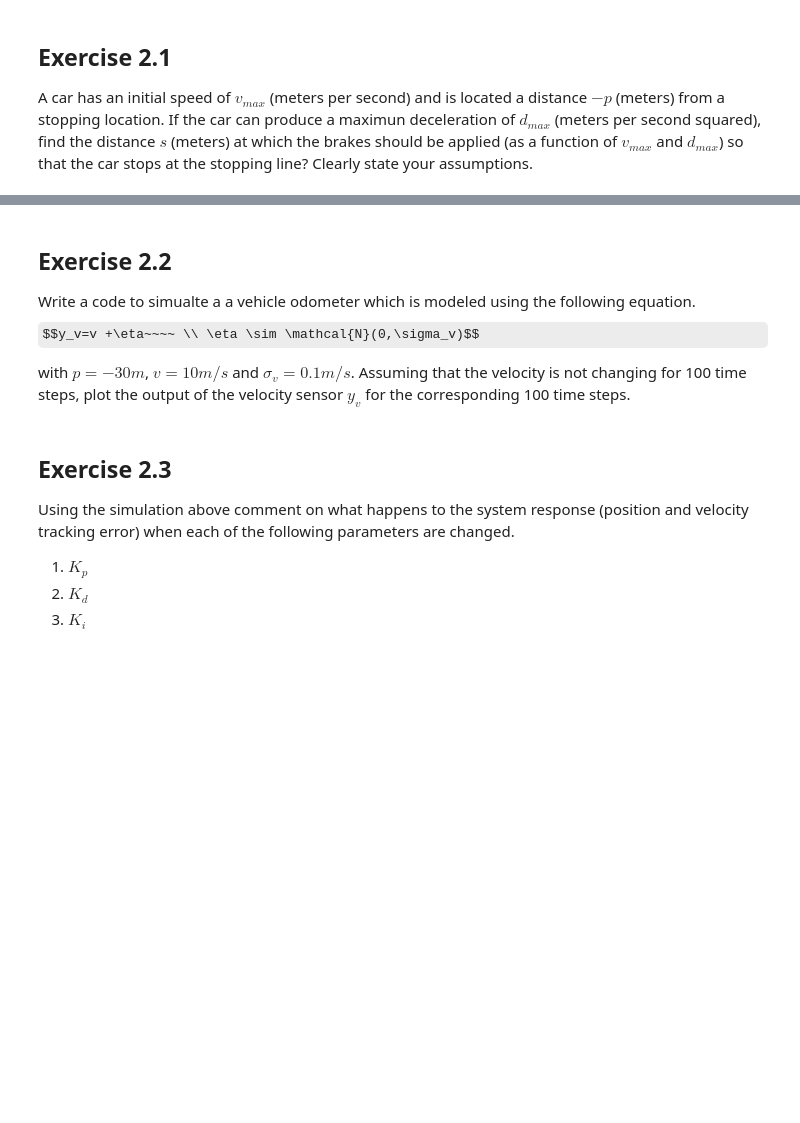
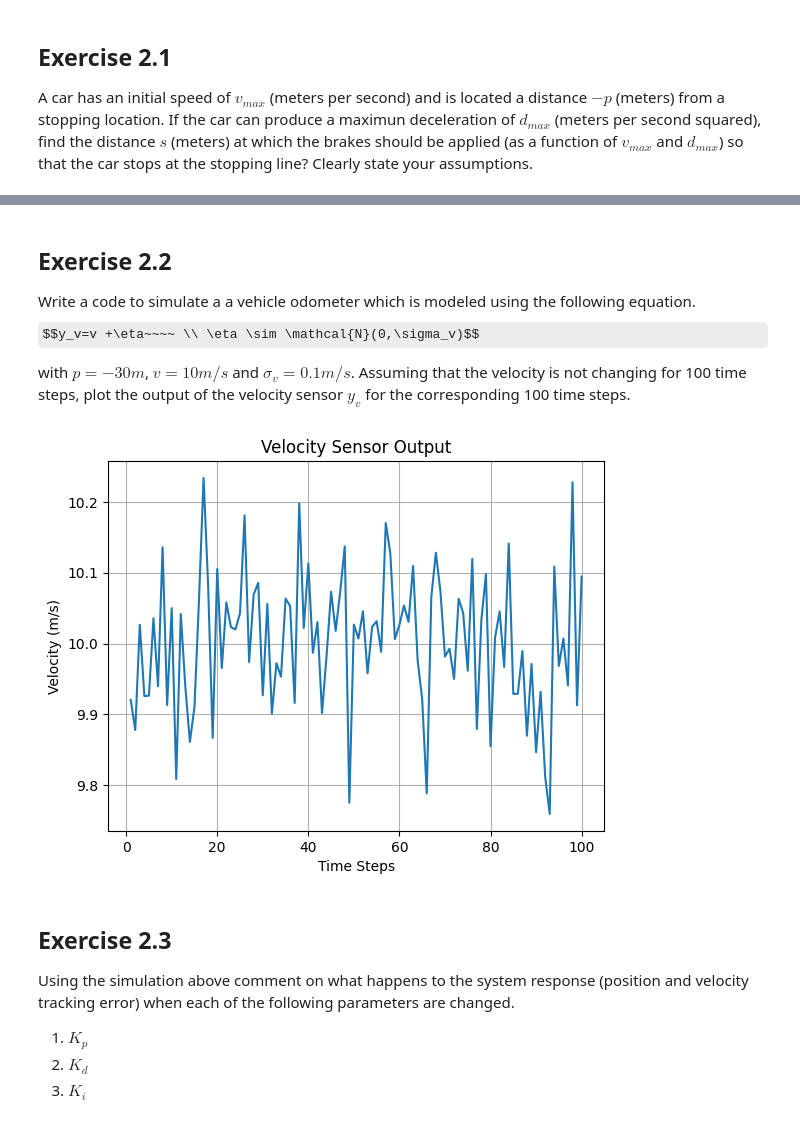
Before and after one commit to amhclark/me7220_gnc, a Jupyter notebook: ME7220_A2.ipynb, the cells around one changed output, grey strips where cells are left out. Saved outputs shown, nothing was run; the diff lists cells and outputs as text; code cells hidden in the pictures; some formulas as TeX source; blank space fills up the shorter version.

```diff
--- a/ME7220_A2.ipynb
+++ b/ME7220_A2.ipynb
@@ -96,10 +100,34 @@ print()
 # %% [markdown]
 ## Exercise 2.2
 
-Write a code to simualte a a vehicle odometer which is modeled using the following equation.
+Write a code to simulate a a vehicle odometer which is modeled using the following equation.
 $$y_v=v +\eta~~~~ \\ \eta \sim \mathcal{N}(0,\sigma_v)$$
 
 with $p=-30m$, $v=10m/s$ and $\sigma_v = 0.1 m/s $. Assuming that the velocity is not changing for 100 time steps, plot the output of the velocity sensor $y_v$ for the corresponding 100 time steps.
+# %%
+import numpy as np
+import matplotlib.pyplot as plt
+
+p = -30             #m
+v = 10              #m/s
+sigma_v = 0.1       #m/s
+time_steps = 100
+
+eta = np.random.normal(0, sigma_v, time_steps)
+y_v = v + eta
+
+y_p = np.cumsum(y_v) + p
+
+# Plot the velocity measurements
+time = np.arange(1, time_steps + 1)
+plt.plot(time, y_v)
+plt.xlabel('Time Steps')
+plt.ylabel('Velocity (m/s)')
+plt.title('Velocity Sensor Output')
+plt.grid(True)
+plt.show()
+# %% [output]
+[figure, added]
 # %% [markdown]
 ## Exercise 2.3
 
```
Also changed, not shown: parts of 1 cell of this notebook.
